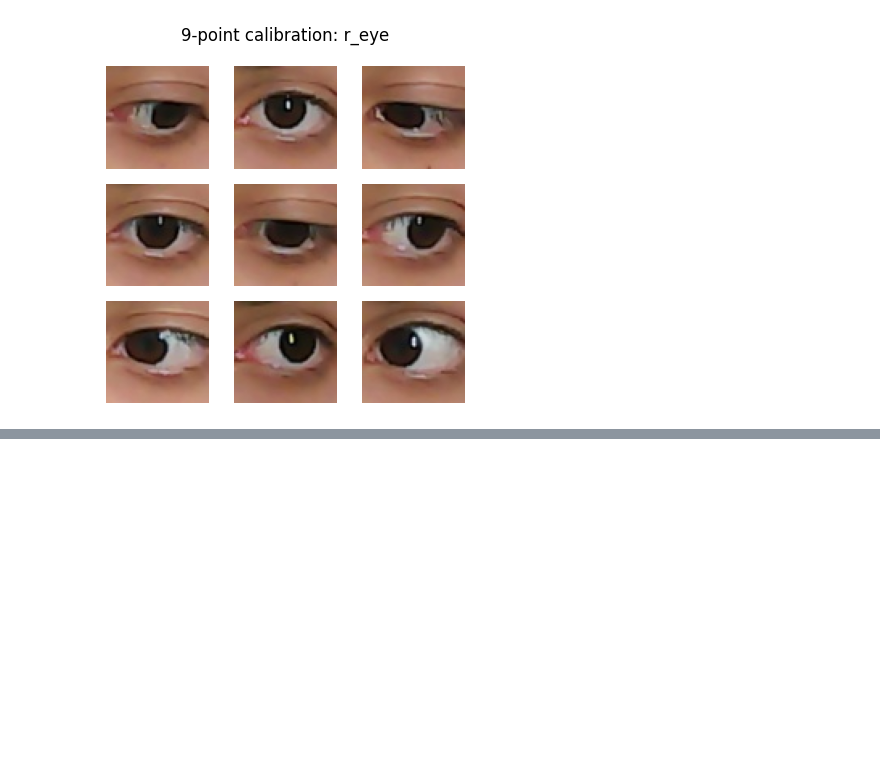
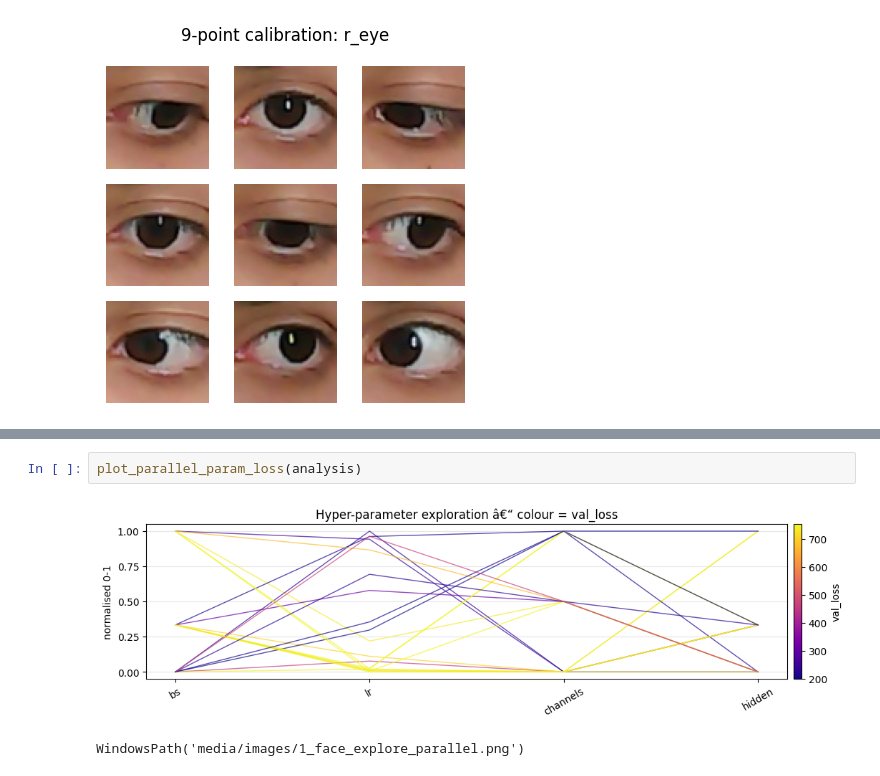
Before and after one commit to YssfDevOps/eye-tracker-vocacions, a Jupyter notebook: src/train_model.ipynb, the cells around one changed output, grey strips where cells are left out. Cells and saved outputs as stored; diff of their text form; blank space fills up the shorter version.

```diff
--- a/src/train_model.ipynb
+++ b/src/train_model.ipynb
@@ -293,0 +345,5 @@ print(f"Pixel error (val): {np.sqrt(test_results[0]['test/loss']):.2f}px")
+# %%
+plot_parallel_param_loss(analysis)
+# %% [output]
+[figure, added]
+WindowsPath('media/images/1_face_explore_parallel.png')
```
Also changed, not shown: parts of 11 cells of this notebook, 2 other files.
